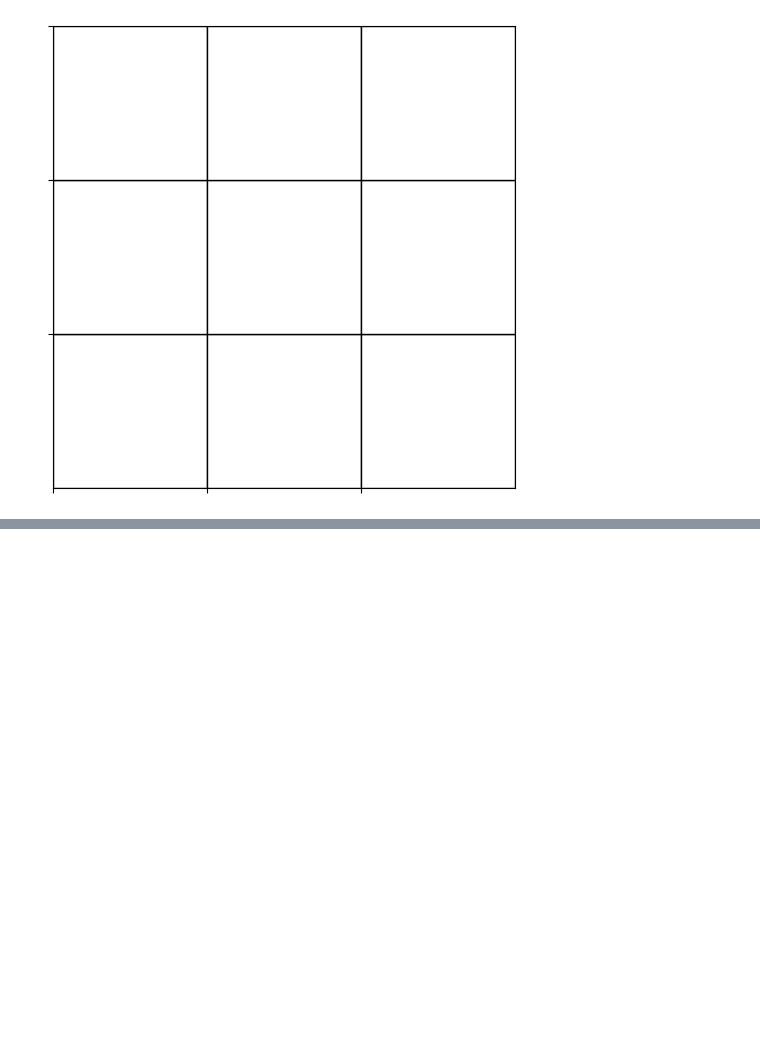
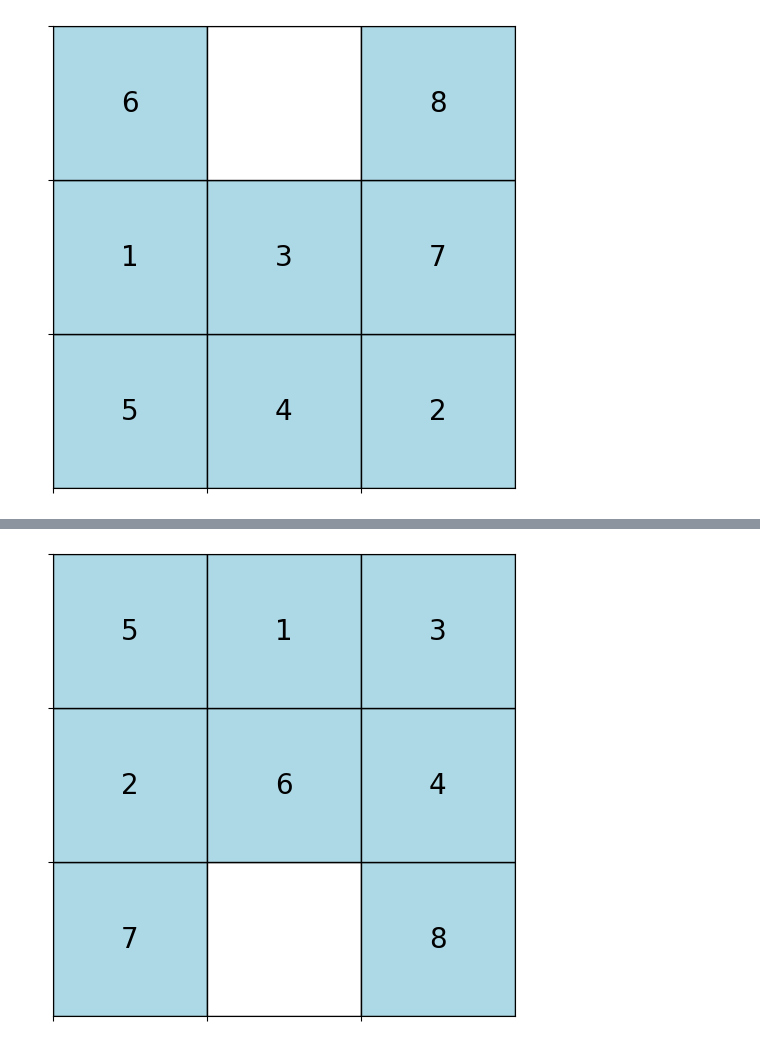
Before and after one commit to jhotaling20/ICSI435_Group, a Jupyter notebook: GAN_proto.ipynb, the cells around one changed output, grey strips where cells are left out. Cells and saved outputs as stored; diff of their text form; code cells hidden in the pictures; blank space fills up the shorter version.

```diff
--- a/GAN_proto.ipynb
+++ b/GAN_proto.ipynb
@@ -34,7 +34,7 @@ def build_generator(seed_size):
     model.add(LeakyReLU(alpha=0.2))
     model.add(BatchNormalization(momentum=0.8))
 
-    model.add(Dense(PUZZLE_SIZE * PUZZLE_SIZE, activation='softmax'))
+    model.add(Dense(PUZZLE_SIZE * PUZZLE_SIZE, activation='softmax'))  # Output is a probability distribution
     model.add(Reshape((PUZZLE_SIZE, PUZZLE_SIZE)))
     return model
 
@@ -106,11 +106,13 @@ def train(dataset, epochs):
             sample_puzzle(generator)
 
 # Function to sample a generated puzzle and plot
-# Function to sample a generated puzzle and plot with labels
-# Function to sample a generated puzzle and plot with labels
 def sample_puzzle(generator_model):
     noise = tf.random.normal([1, SEED_SIZE])
     generated_puzzle = generator_model(noise, training=False).numpy().reshape((PUZZLE_SIZE, PUZZLE_SIZE))
+
+    # Convert the generated puzzle to a valid permutation of numbers 0 to 8
+    generated_puzzle = np.argsort(generated_puzzle.flatten())  # Ensure it's a valid permutation
+    generated_puzzle = generated_puzzle.reshape((PUZZLE_SIZE, PUZZLE_SIZE))
 
     print("Generated Puzzle:")
     print(generated_puzzle)
@@ -136,8 +138,6 @@ def sample_puzzle(generator_model):
     plt.gca().invert_yaxis()  # To match typical 2D array coordinates where the origin is top-left
     plt.show()
 
-
-
 # Generate dataset and train
 puzzle_data = generate_puzzle_batch(1000)
 puzzle_dataset = tf.data.Dataset.from_tensor_slices(puzzle_data).batch(BATCH_SIZE)
@@ -164 +164 @@ Generated Puzzle:
-[figure, old version]
+[figure, new version]
@@ -182,0 +182 @@ Epoch 118, Generator Loss: 8.591740608215332, Discriminator Loss: 0.000191106155
+[figure, added]
```
Also changed, not shown: parts of 1 cell of this notebook.
